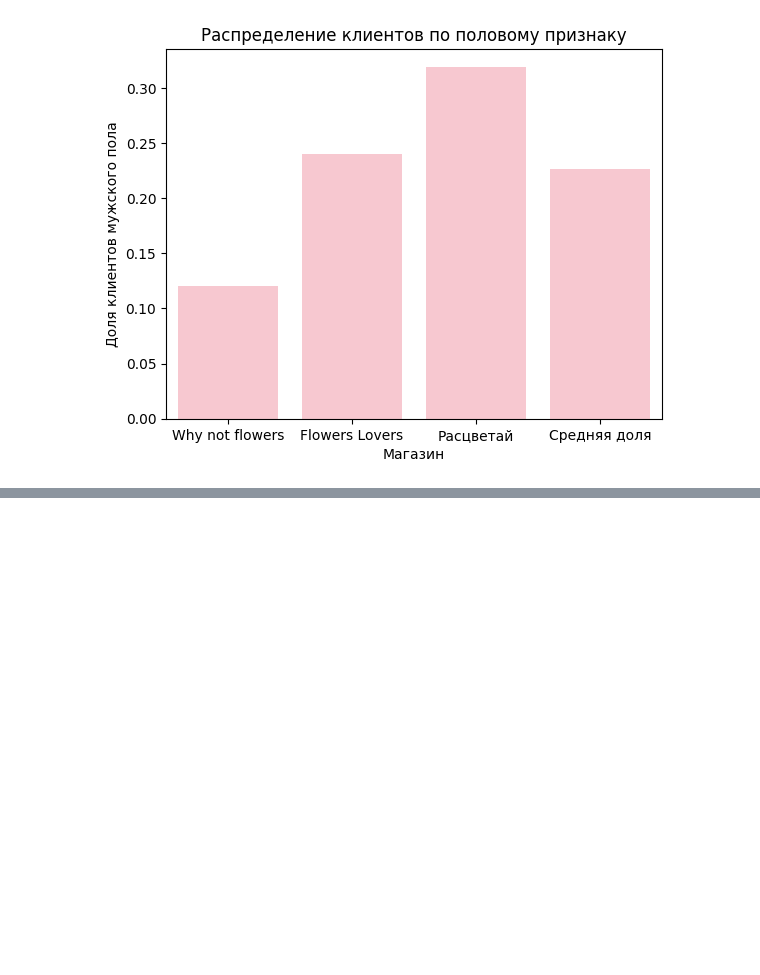
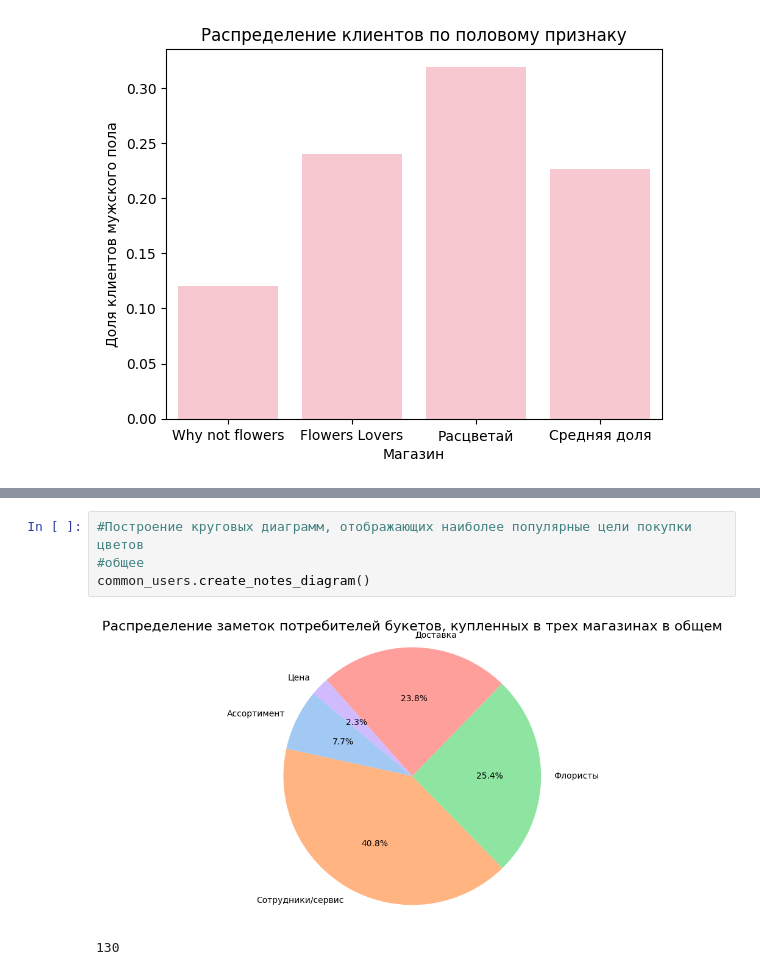
Before and after one commit to Kostia-ogurtsov/Flower_boutique, a Jupyter notebook: flower_boutique.ipynb, the cells around one changed output, grey strips where cells are left out. Drawn from its saved outputs; the diff is of its cells as text; blank space fills up the shorter version.

```diff
--- a/flower_boutique.ipynb
+++ b/flower_boutique.ipynb
@@ -261,0 +287,7 @@ rascvetai_users.create_reciever_diagram()
+# %%
+#Построение круговых диаграмм, отображающих наиболее популярные цели покупки цветов
+#общее
+common_users.create_notes_diagram()
+# %% [output]
+[figure, added]
+130
```
Also changed, not shown: parts of 13 cells of this notebook.
